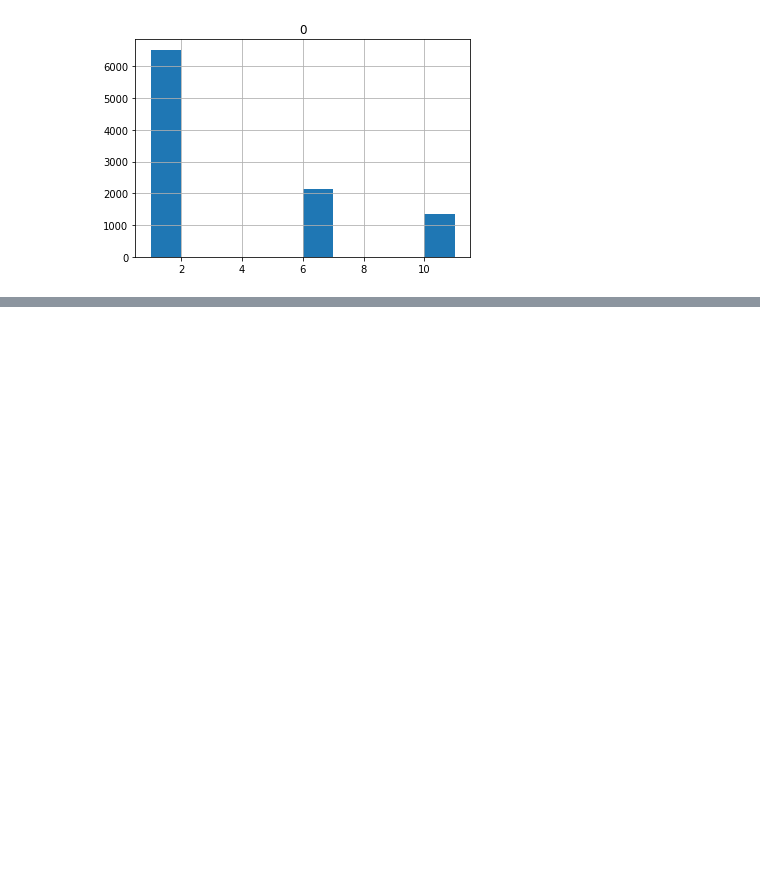
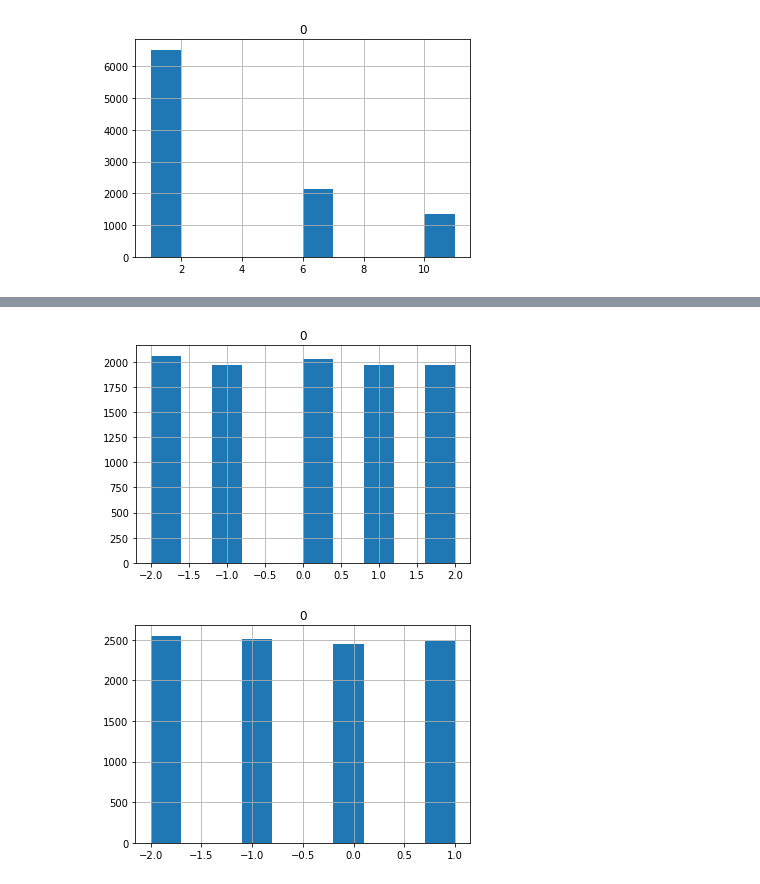
Before and after one commit to fugue-project/tune, a Jupyter notebook: docs/notebooks/space.ipynb, the cells around one changed output, grey strips where cells are left out. Drawn from its saved outputs; the diff is of its cells as text; code cells hidden in the pictures; blank space fills up the shorter version.

```diff
--- a/docs/notebooks/space.ipynb
+++ b/docs/notebooks/space.ipynb
@@ -84,0 +103,9 @@ pd.DataFrame(samples).hist();
+# %%
+samples = RandInt(-2,2).generate_many(10000, seed=0)
+pd.DataFrame(samples).hist()
+
+samples = RandInt(-2,2,include_high=False).generate_many(10000, seed=0)
+pd.DataFrame(samples).hist();
+# %% [output]
+[figure, added]
+[figure, added]
```
Also changed, not shown: parts of 26 cells of this notebook.
